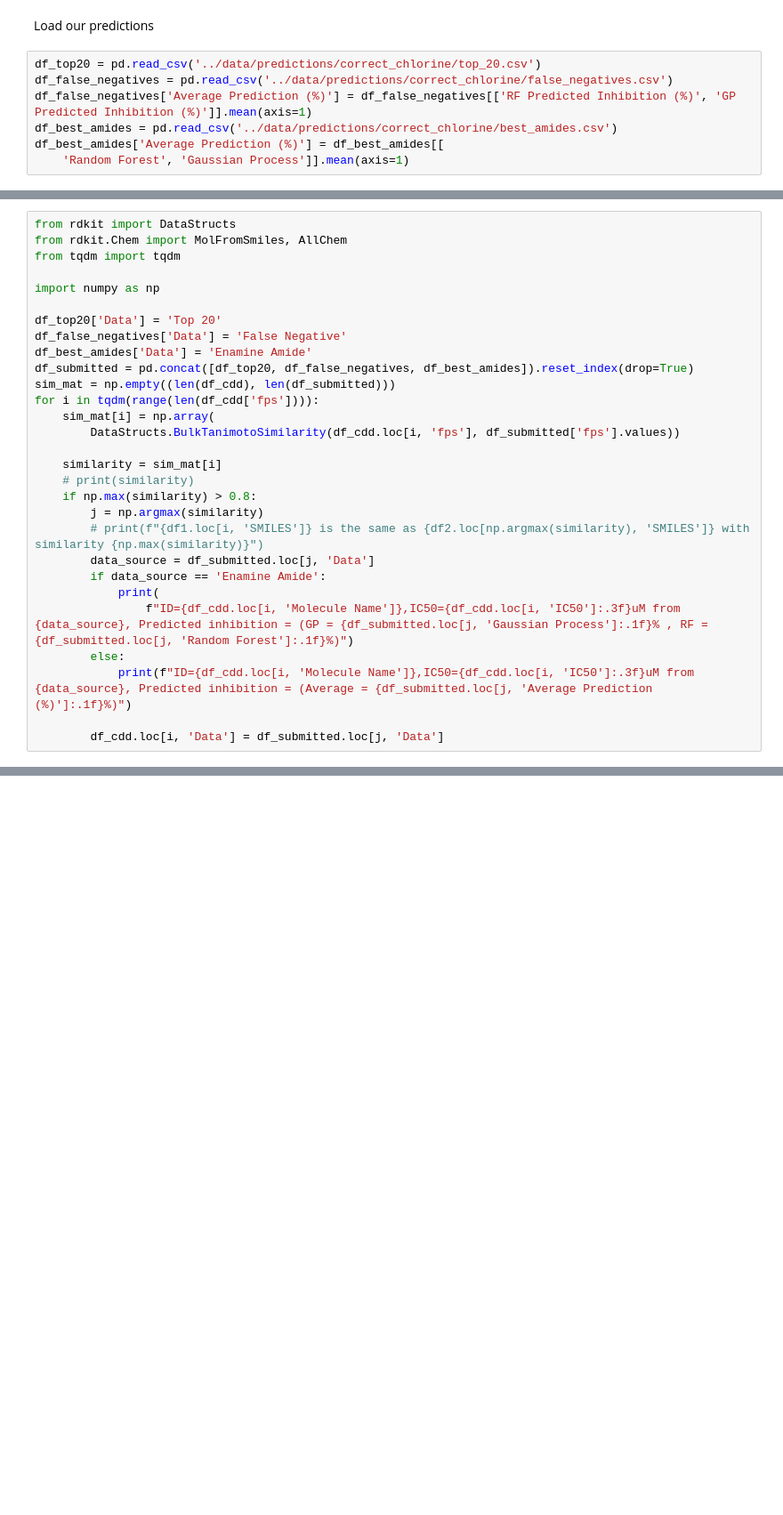
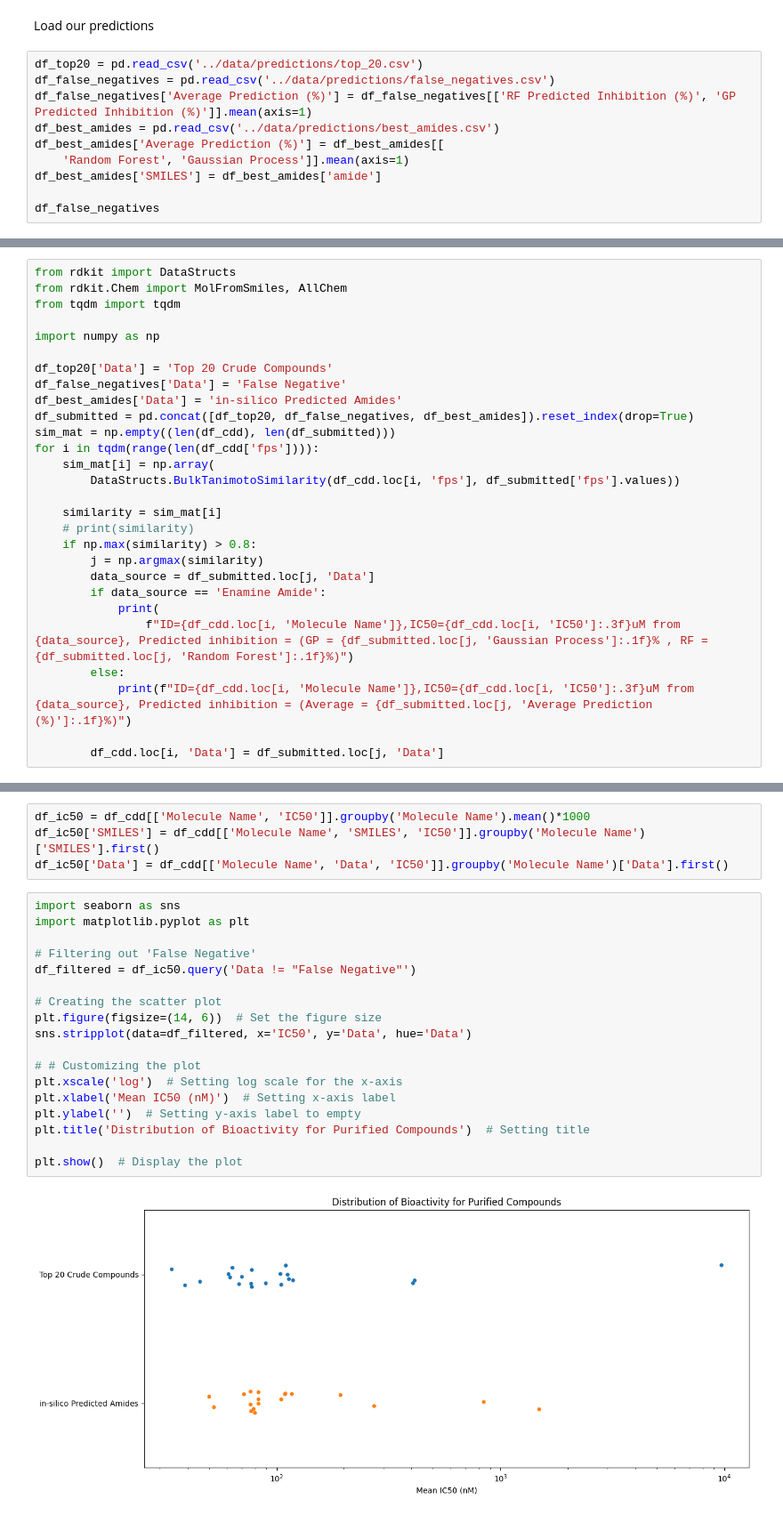
Before and after one commit to wjm41/deconvoluting_low_yield, a Jupyter notebook: notebooks/examine_cdd_data.ipynb, the cells around one changed output, grey strips where cells are left out. Shown: that part at 89% size. Cells and saved outputs as stored; diff of their text form; blank space fills up the shorter version.

Commit message:
data distribution plot

```diff
--- a/notebooks/examine_cdd_data.ipynb
+++ b/notebooks/examine_cdd_data.ipynb
@@ -15,9 +22,12 @@ df_cdd.loc[0, 'SMILES']
 # %% [markdown]
 Load our predictions
 # %%
-df_top20 = pd.read_csv('../data/predictions/correct_chlorine/top_20.csv')
-df_false_negatives = pd.read_csv('../data/predictions/correct_chlorine/false_negatives.csv')
+df_top20 = pd.read_csv('../data/predictions/top_20.csv')
+df_false_negatives = pd.read_csv('../data/predictions/false_negatives.csv')
 df_false_negatives['Average Prediction (%)'] = df_false_negatives[['RF Predicted Inhibition (%)', 'GP Predicted Inhibition (%)']].mean(axis=1)
-df_best_amides = pd.read_csv('../data/predictions/correct_chlorine/best_amides.csv')
+df_best_amides = pd.read_csv('../data/predictions/best_amides.csv')
 df_best_amides['Average Prediction (%)'] = df_best_amides[[
     'Random Forest', 'Gaussian Process']].mean(axis=1)
+df_best_amides['SMILES'] = df_best_amides['amide']
+
+df_false_negatives
@@ -53,9 +52,9 @@ from tqdm import tqdm
 
 import numpy as np
 
-df_top20['Data'] = 'Top 20'
+df_top20['Data'] = 'Top 20 Crude Compounds'
 df_false_negatives['Data'] = 'False Negative'
-df_best_amides['Data'] = 'Enamine Amide'
+df_best_amides['Data'] = 'in-silico Predicted Amides'
 df_submitted = pd.concat([df_top20, df_false_negatives, df_best_amides]).reset_index(drop=True)
 sim_mat = np.empty((len(df_cdd), len(df_submitted)))
 for i in tqdm(range(len(df_cdd['fps']))):
@@ -66,7 +65,6 @@ for i in tqdm(range(len(df_cdd['fps']))):
     # print(similarity)
     if np.max(similarity) > 0.8:
         j = np.argmax(similarity)
-        # print(f"{df1.loc[i, 'SMILES']} is the same as {df2.loc[np.argmax(similarity), 'SMILES']} with similarity {np.max(similarity)}")
         data_source = df_submitted.loc[j, 'Data']
         if data_source == 'Enamine Amide':
             print(
@@ -372,0 +96,24 @@ len(df_cdd_all.query('Data == "False Negative"')['Molecule Name'].unique())
+# %%
+df_ic50 = df_cdd[['Molecule Name', 'IC50']].groupby('Molecule Name').mean()*1000
+df_ic50['SMILES'] = df_cdd[['Molecule Name', 'SMILES', 'IC50']].groupby('Molecule Name')['SMILES'].first()
+df_ic50['Data'] = df_cdd[['Molecule Name', 'Data', 'IC50']].groupby('Molecule Name')['Data'].first()
+# %%
+import seaborn as sns
+import matplotlib.pyplot as plt
+
+# Filtering out 'False Negative'
+df_filtered = df_ic50.query('Data != "False Negative"')
+
+# Creating the scatter plot
+plt.figure(figsize=(14, 6))  # Set the figure size
+sns.stripplot(data=df_filtered, x='IC50', y='Data', hue='Data')
+
+# # Customizing the plot
+plt.xscale('log')  # Setting log scale for the x-axis
+plt.xlabel('Mean IC50 (nM)')  # Setting x-axis label
+plt.ylabel('')  # Setting y-axis label to empty
+plt.title('Distribution of Bioactivity for Purified Compounds')  # Setting title
+
+plt.show()  # Display the plot
+# %% [output]
+[figure, added]
```
Also changed, not shown: parts of 28 cells of this notebook, 6 other files.
